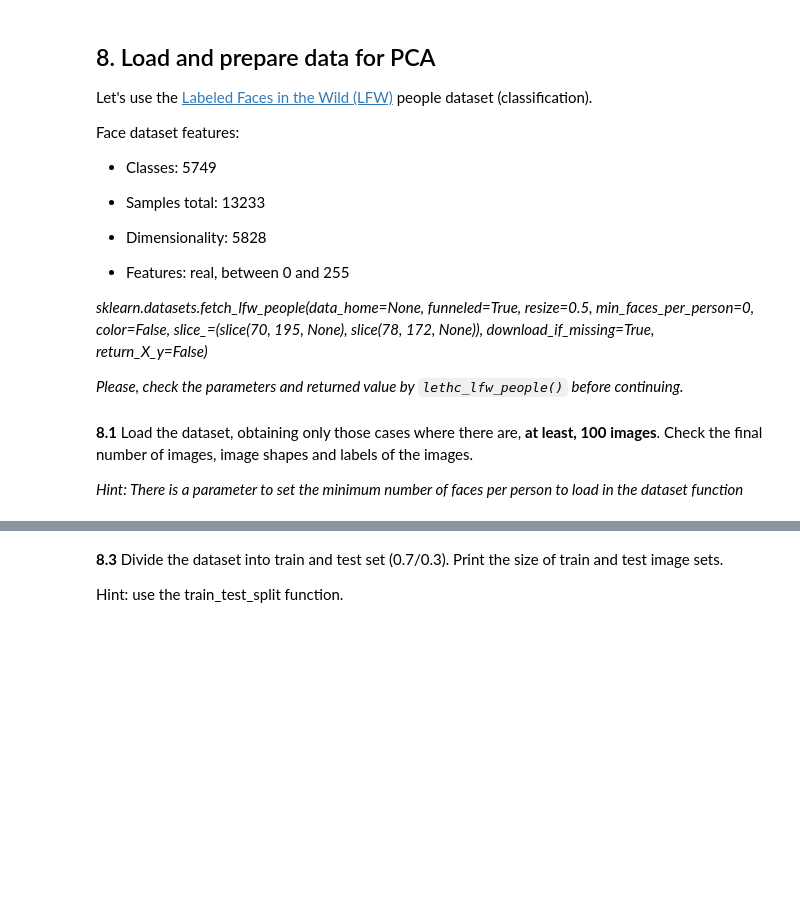
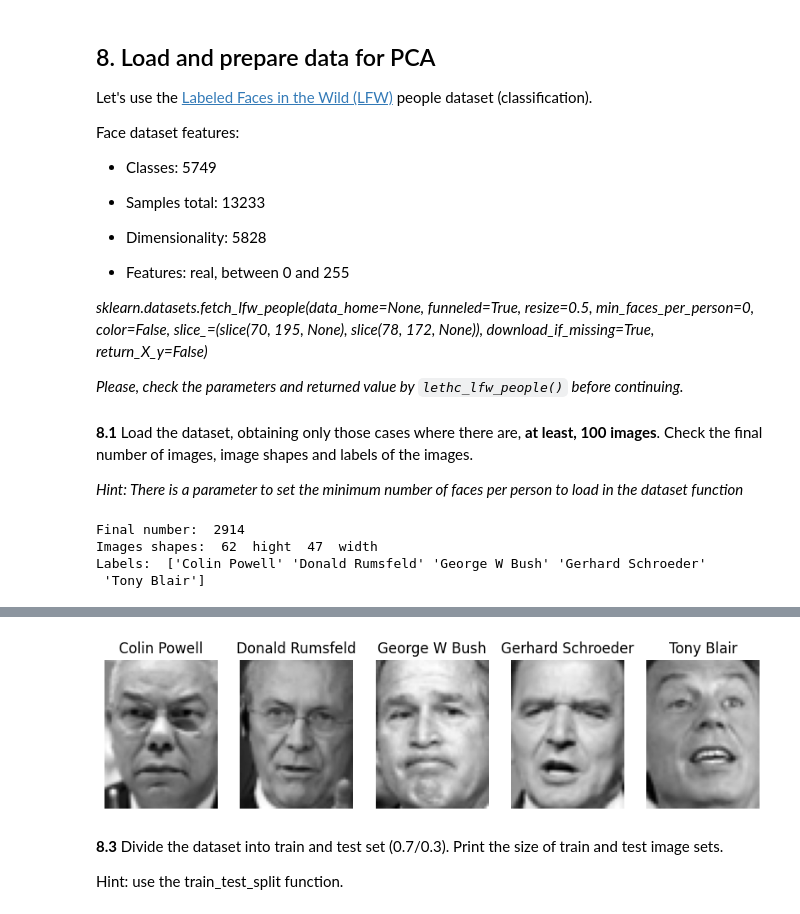
Before and after one commit to MohsinZamanShaheen/Artificial-Vision, a Jupyter notebook: P5-20231225/P5_2023_students/P5_2023_students.ipynb, the cells around one changed output, grey strips where cells are left out. Cells and saved outputs as stored; diff of their text form; code cells hidden in the pictures; blank space fills up the shorter version.

```diff
--- a/P5-20231225/P5_2023_students/P5_2023_students.ipynb
+++ b/P5-20231225/P5_2023_students/P5_2023_students.ipynb
@@ -696,3 +843,19 @@ Face dataset features:
+# %%
+images_f = fetch_lfw_people(min_faces_per_person=100)
+
+_, h, w = images_f.images.shape
+X = images_f.data
+y = images_f.target
+names = images_f.target_names
+
+print('Final number: ', X.shape[1])
+print('Images shapes: ', h, ' hight ', w, ' width')
+print('Labels: ', names)
+# %% [output]
+Final number:  2914
+Images shapes:  62  hight  47  width
+Labels:  ['Colin Powell' 'Donald Rumsfeld' 'George W Bush' 'Gerhard Schroeder'
+ 'Tony Blair']
 # %% [markdown]
 **8.2** Plot an image frome each example, with its name as the title of the image.
 
@@ -702,3 +863,21 @@ Face dataset features:
+# %%
+imagesf = images_f.images
+visited = []
+i = 0
+fig, axes = plt.subplots(1, 5, figsize=(10,10))
+for ax in axes.flatten():
+    face = (y == i)
+    image = imagesf[face][0]
+    ax.imshow(image, cmap="gray")
+    ax.set_title(names[i])
+    ax.axes.get_yaxis().set_visible(False)
+    ax.axes.get_xaxis().set_visible(False)
+    ax.spines[:].set_visible(False)
+    i += 1
+
+plt.show()
+# %% [output]
+[figure, added]
 # %% [markdown]
 **8.3** Divide the dataset into train and test set (0.7/0.3). Print the size of train and test image sets.
 
```
Also changed, not shown: parts of 46 cells of this notebook.
